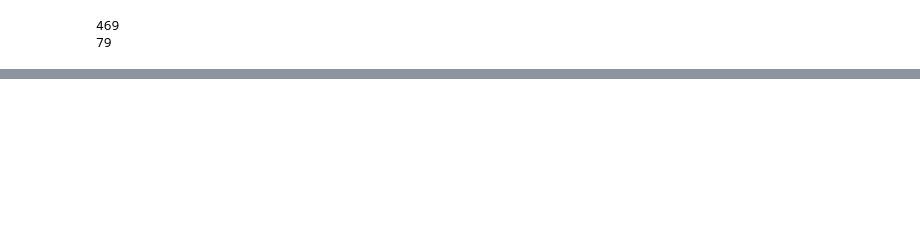
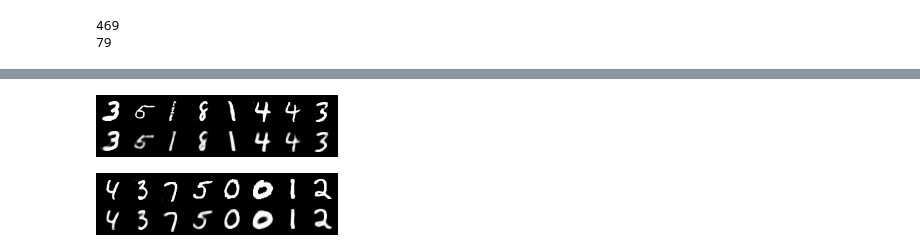
Before and after one commit to aidiary/pytorch-examples, a Jupyter notebook: notebooks/180221-variational-autoencoder.ipynb, the cells around one changed output, grey strips where cells are left out. Saved outputs shown, nothing was run; the diff lists cells and outputs as text; code cells hidden in the pictures; blank space fills up the shorter version.

```diff
--- a/notebooks/180221-variational-autoencoder.ipynb
+++ b/notebooks/180221-variational-autoencoder.ipynb
@@ -189,0 +381,8 @@ KeyboardInterrupt:
+# %%
+Image('vae_20/reconstruction_10.png')
+# %% [output]
+[figure, added]
+# %%
+Image('vae_20/reconstruction_100.png')
+# %% [output]
+[figure, added]
```
Also changed, not shown: parts of 45 cells of this notebook.
